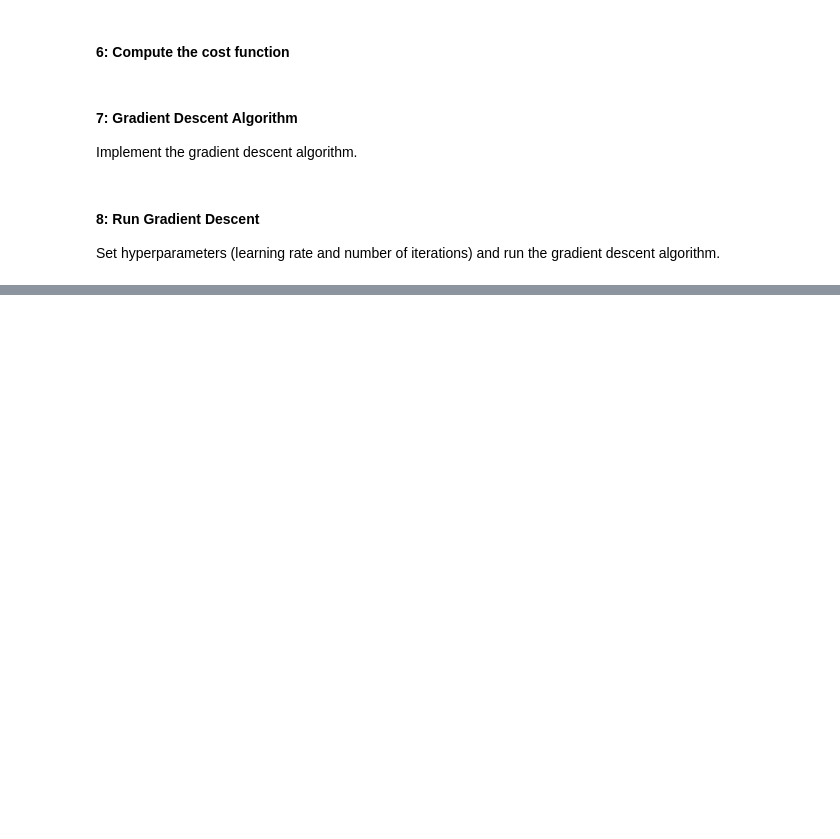
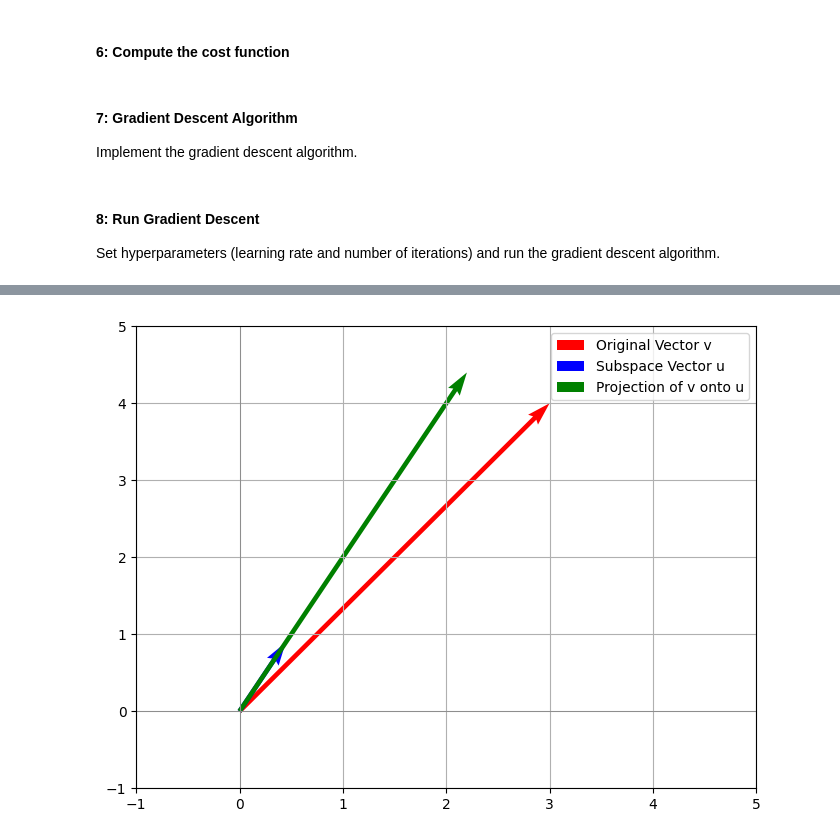
Before and after one commit to Joon-hub/Data_science_course, a Jupyter notebook: ml_algorithms_from_scratch/gradient_descent.ipynb, the cells around one changed output, grey strips where cells are left out. Drawn from its saved outputs; the diff is of its cells as text; code cells hidden in the pictures; blank space fills up the shorter version.

```diff
--- a/ml_algorithms_from_scratch/gradient_descent.ipynb
+++ b/ml_algorithms_from_scratch/gradient_descent.ipynb
@@ -101,0 +121,28 @@ plt.show()
+# %%
+import numpy as np
+import matplotlib.pyplot as plt
+
+# Define a random vector
+v = np.array([3, 4])
+
+# Define a subspace spanned by a single vector (line)
+u = np.array([1, 2])
+u = u / np.linalg.norm(u)  # Make it a unit vector
+
+# Compute the projection of v onto u
+projection = np.dot(v, u) * u
+
+# Plotting
+plt.figure(figsize=(8, 6))
+plt.quiver(0, 0, v[0], v[1], angles='xy', scale_units='xy', scale=1, color='r', label='Original Vector v')
+plt.quiver(0, 0, u[0], u[1], angles='xy', scale_units='xy', scale=1, color='b', label='Subspace Vector u')
+plt.quiver(0, 0, projection[0], projection[1], angles='xy', scale_units='xy', scale=1, color='g', label='Projection of v onto u')
+plt.xlim(-1, 5)
+plt.ylim(-1, 5)
+plt.axhline(0, color='gray', lw=0.5)
+plt.axvline(0, color='gray', lw=0.5)
+plt.grid()
+plt.legend()
+plt.show()
+# %% [output]
+[figure, added]
```
Also changed, not shown: parts of 15 cells of this notebook, 2 other files.
